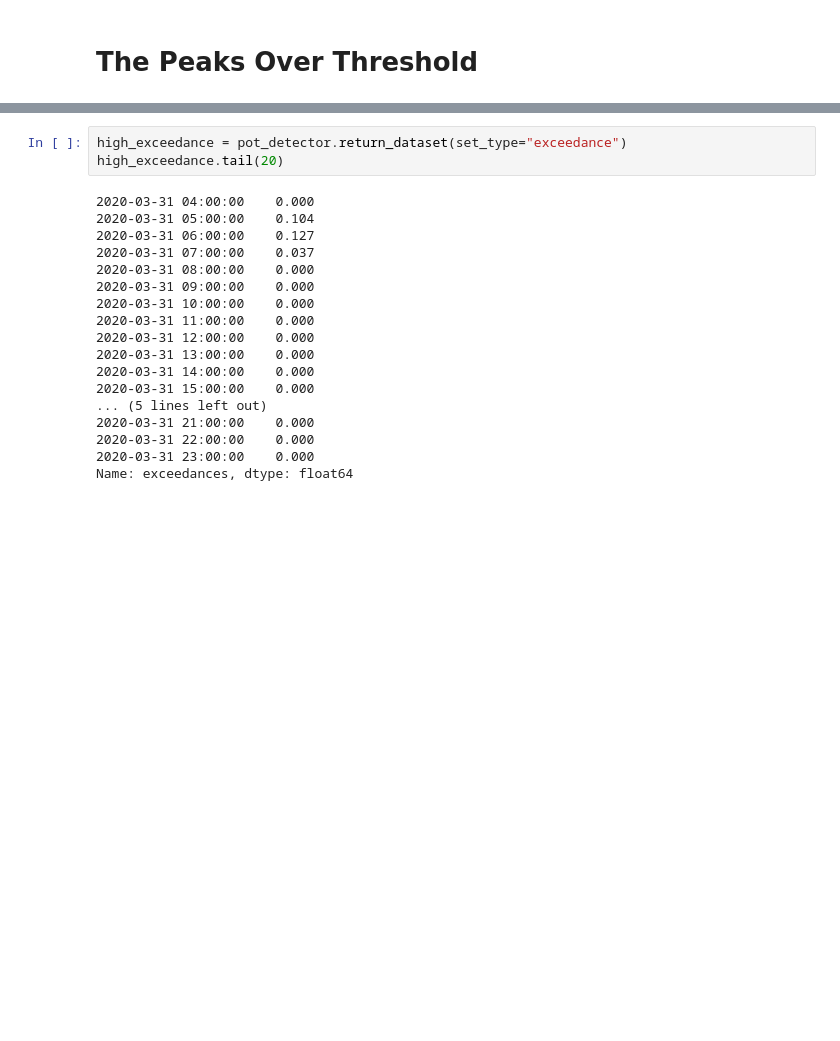
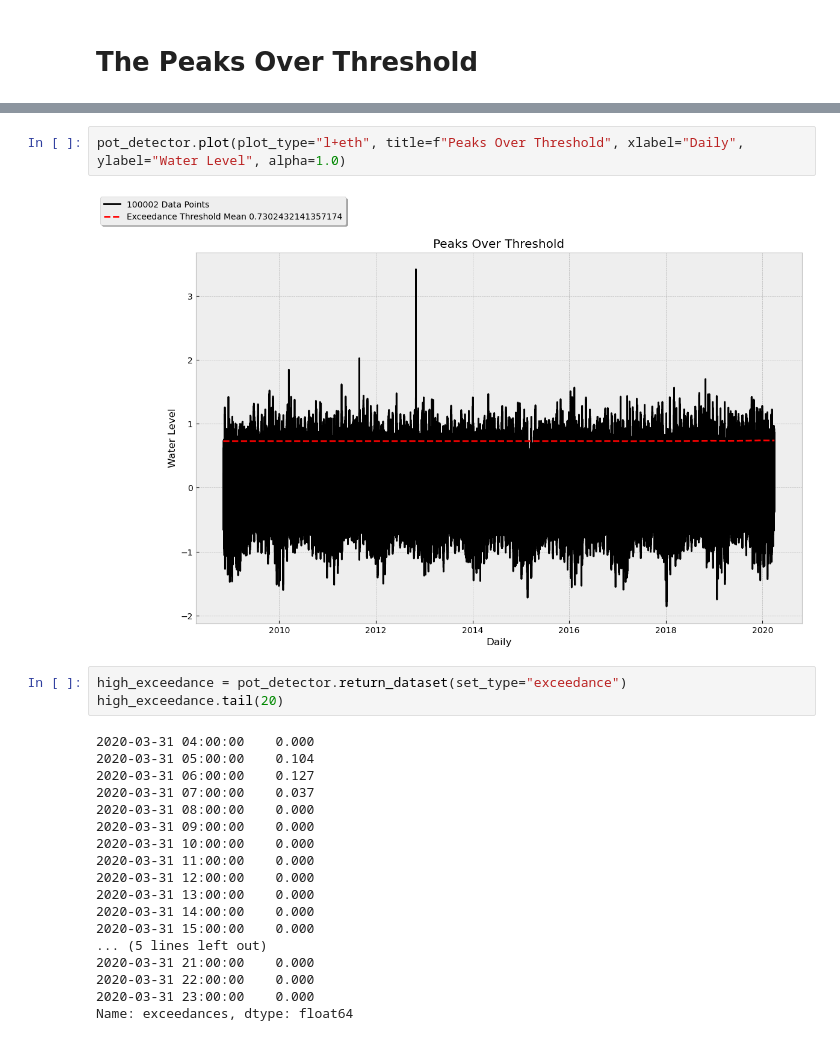
Before and after one commit to Aeternalis-Ingenium/anomalytics, a Jupyter notebook: docs/example.ipynb, the cells around one changed output, grey strips where cells are left out. Drawn from its saved outputs; the diff is of its cells as text; blank space fills up the shorter version.

```diff
--- a/docs/example.ipynb
+++ b/docs/example.ipynb
@@ -139,4 +140,8 @@ high_exceedance_threshold_ts .head(20)
 Name: Water Level, dtype: float64
+# %%
+pot_detector.plot(plot_type="l+eth", title=f"Peaks Over Threshold", xlabel="Daily", ylabel="Water Level", alpha=1.0)
+# %% [output]
+[figure, added]
 # %%
 high_exceedance = pot_detector.return_dataset(set_type="exceedance")
 high_exceedance.tail(20)
```
Also changed, not shown: parts of 11 cells of this notebook.
